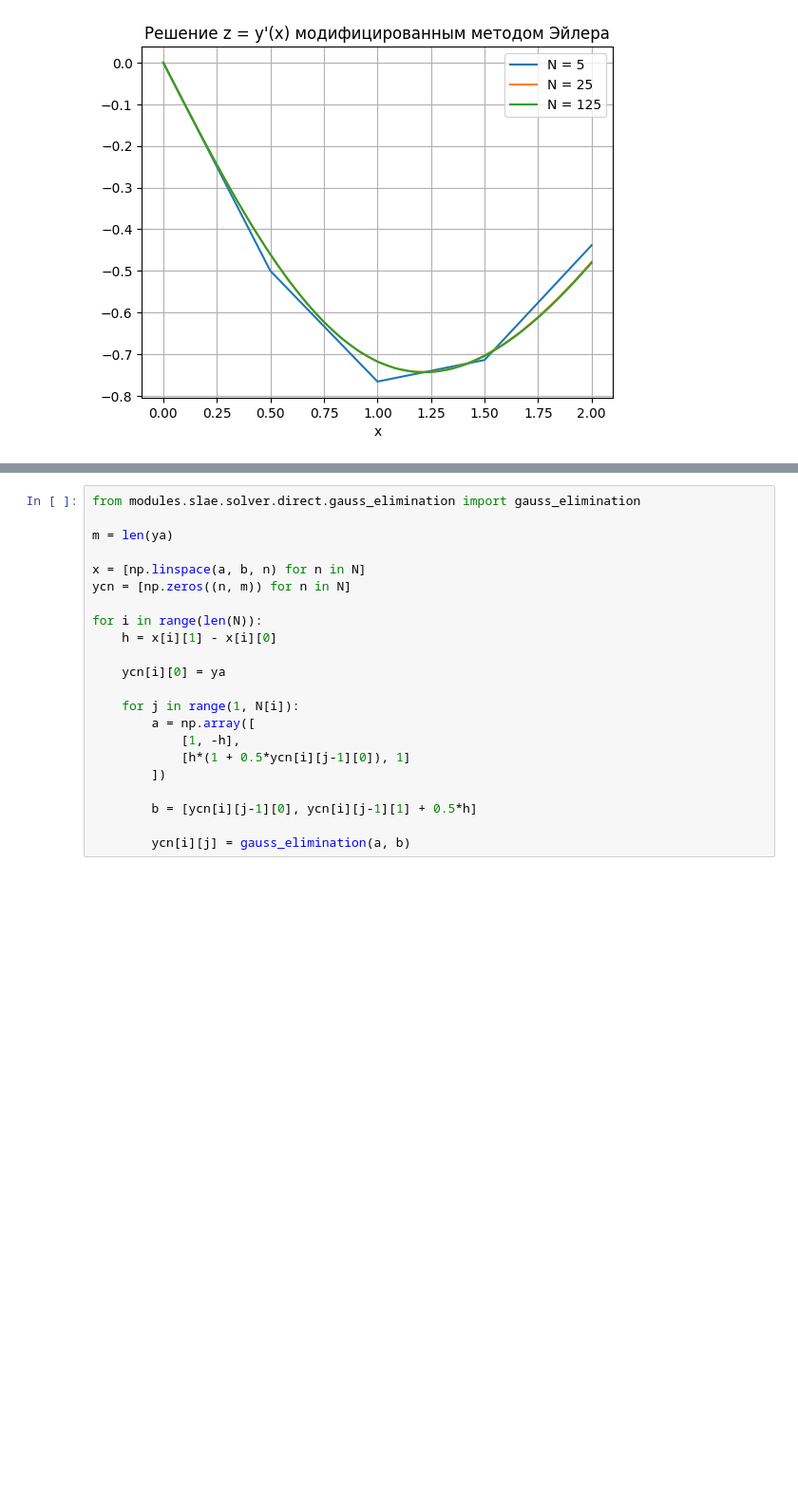
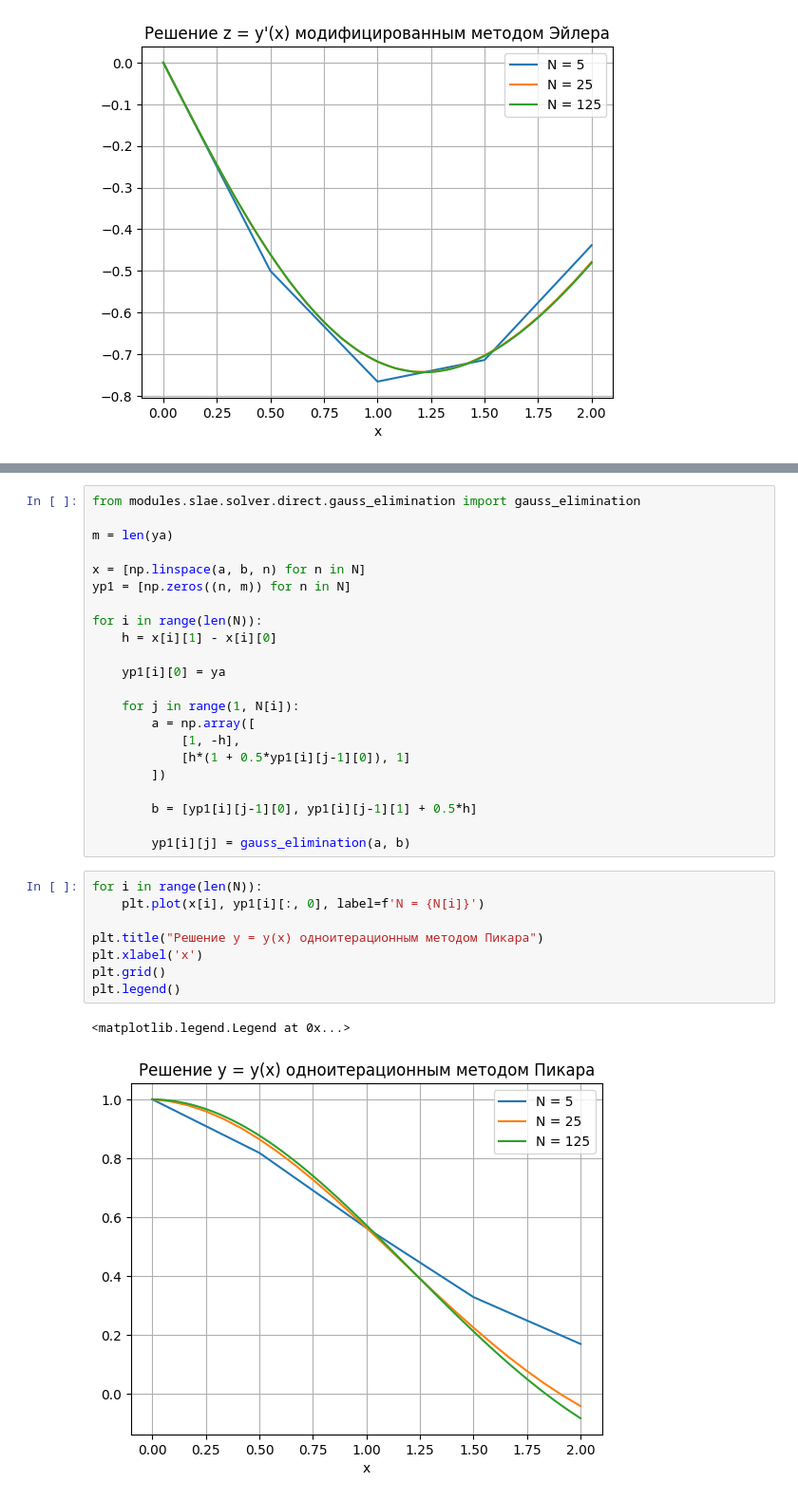
Before and after one commit to azizka85/Numerical-Methods, a Jupyter notebook: notebooks/12_nonlinear_ode.ipynb, the cells around one changed output, grey strips where cells are left out. Shown at 95% size. Drawn from its saved outputs; the diff is of its cells as text; blank space fills up the shorter version.

```diff
--- a/notebooks/12_nonlinear_ode.ipynb
+++ b/notebooks/12_nonlinear_ode.ipynb
@@ -319,19 +319,30 @@ from modules.slae.solver.direct.gauss_elimination import gauss_elimination
 m = len(ya)
 
 x = [np.linspace(a, b, n) for n in N]
-ycn = [np.zeros((n, m)) for n in N]
+yp1 = [np.zeros((n, m)) for n in N]
 
 for i in range(len(N)):
     h = x[i][1] - x[i][0]
 
-    ycn[i][0] = ya
+    yp1[i][0] = ya
 
     for j in range(1, N[i]):
         a = np.array([
             [1, -h],
-            [h*(1 + 0.5*ycn[i][j-1][0]), 1]
+            [h*(1 + 0.5*yp1[i][j-1][0]), 1]
         ])
 
-        b = [ycn[i][j-1][0], ycn[i][j-1][1] + 0.5*h]
+        b = [yp1[i][j-1][0], yp1[i][j-1][1] + 0.5*h]
 
-        ycn[i][j] = gauss_elimination(a, b)
+        yp1[i][j] = gauss_elimination(a, b)
+# %%
+for i in range(len(N)):
+    plt.plot(x[i], yp1[i][:, 0], label=f'N = {N[i]}')
+
+plt.title("Решение y = y(x) одноитерационным методом Пикара")
+plt.xlabel('x')
+plt.grid()
+plt.legend()
+# %% [output]
+<matplotlib.legend.Legend at 0x...>
+[figure, added]
```
Also changed, not shown: parts of 10 cells of this notebook.
